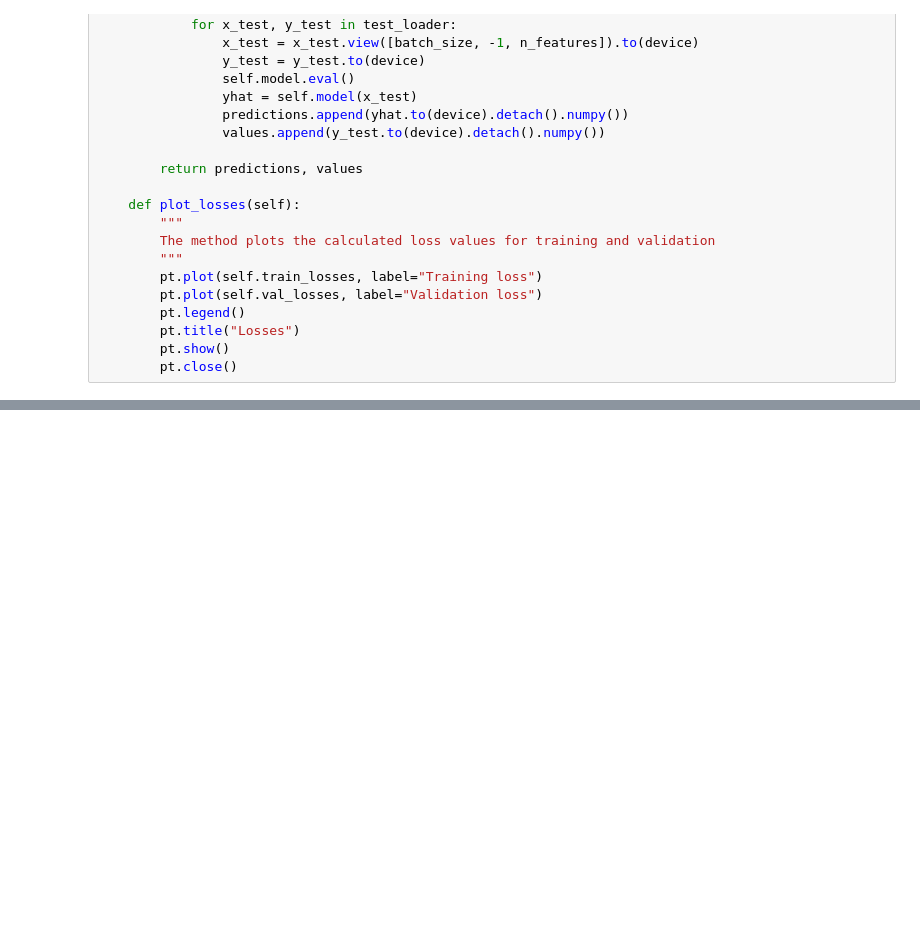
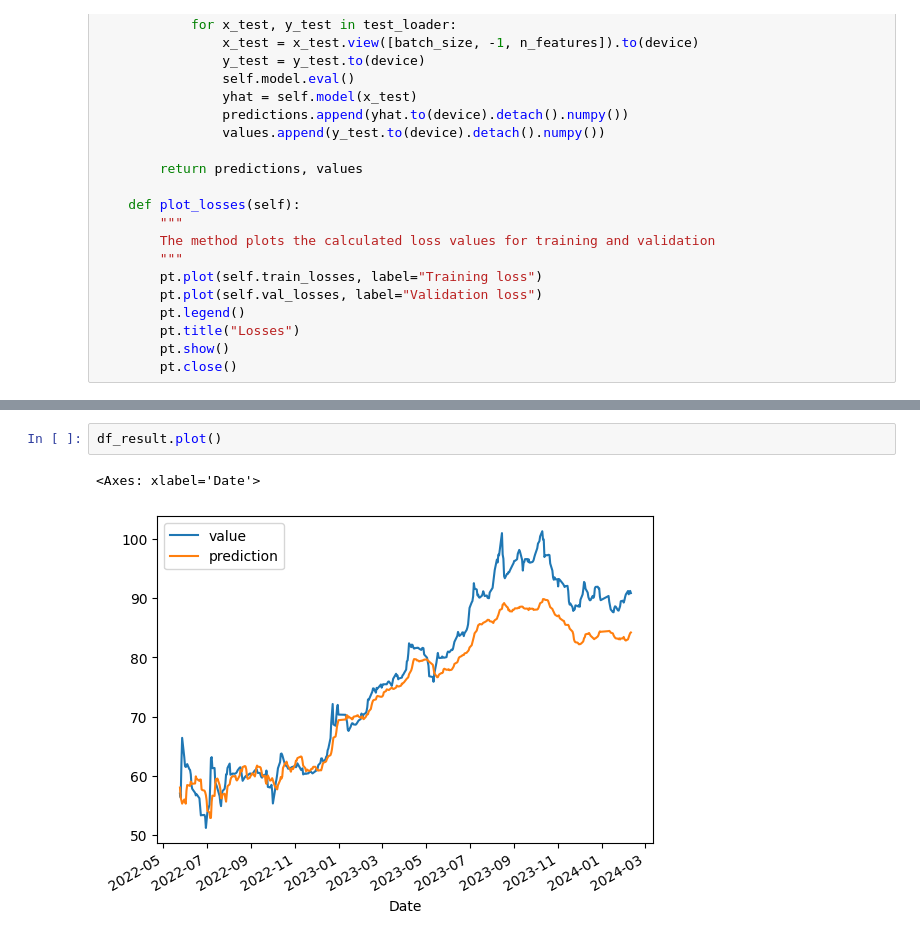
Before and after one commit to sk1fix/lab5py, a Jupyter notebook: main.ipynb, the cells around one changed output, grey strips where cells are left out. Cells and saved outputs as stored; diff of their text form; blank space fills up the shorter version.

```diff
--- a/main.ipynb
+++ b/main.ipynb
@@ -388,0 +396,5 @@ get_value_by_month(df_result, "2020-01-10", "2020-02-10")
+# %%
+df_result.plot()
+# %% [output]
+<Axes: xlabel='Date'>
+[figure, added]
```
Also changed, not shown: parts of 7 cells of this notebook, 1 other file.
